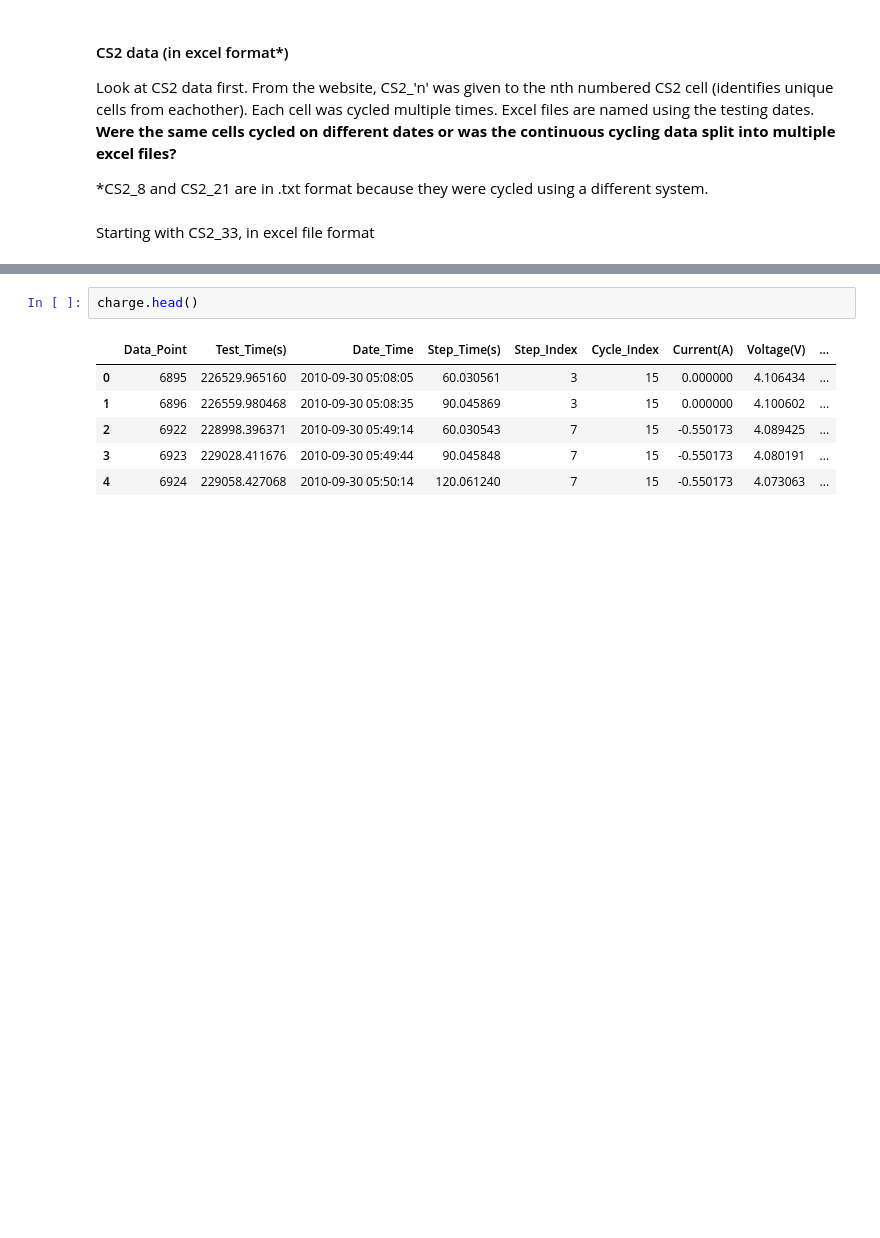
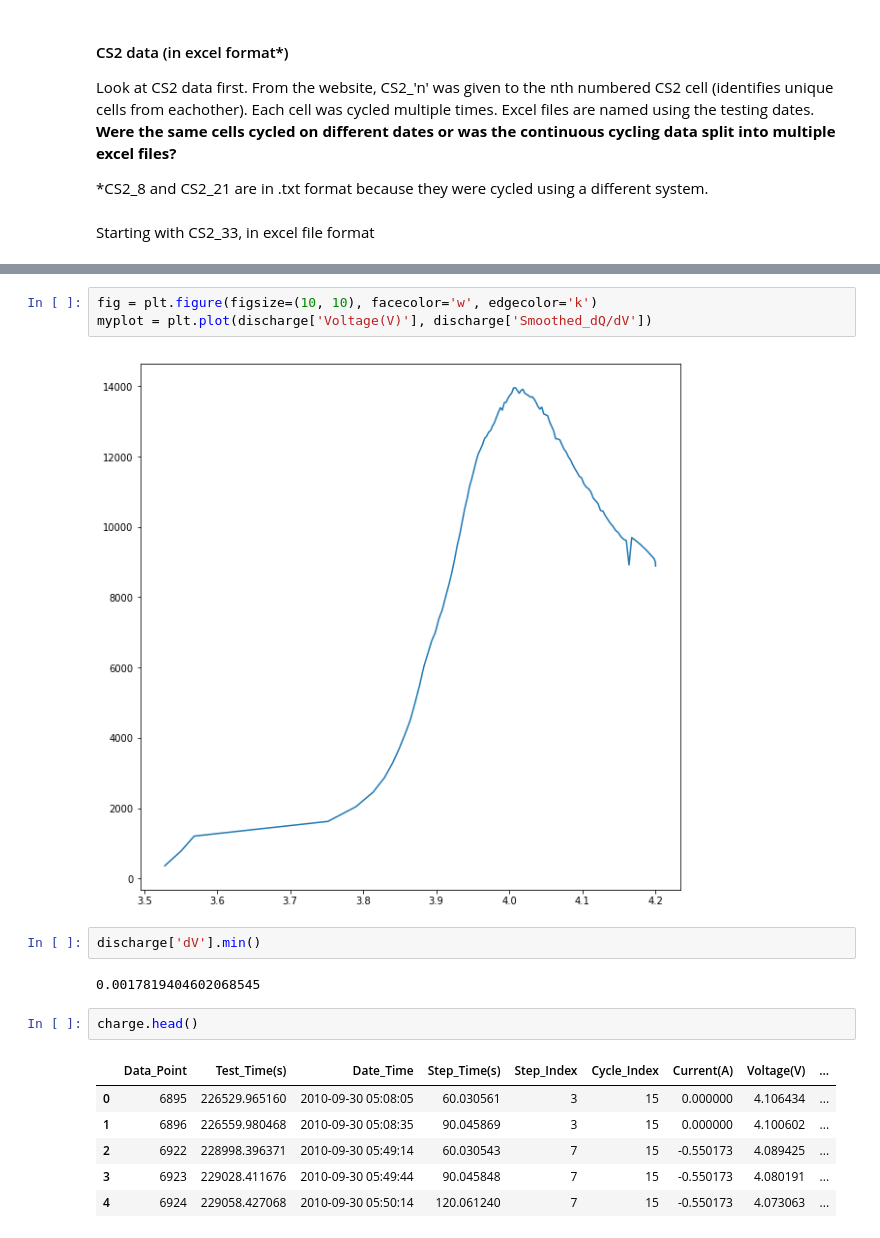
Before and after one commit to nicolet5/DiffCapAnalyzer, a Jupyter notebook: ourproject/CleanData.ipynb, the cells around one changed output, grey strips where cells are left out. Cells and saved outputs as stored; diff of their text form; blank space fills up the shorter version.

```diff
--- a/ourproject/CleanData.ipynb
+++ b/ourproject/CleanData.ipynb
@@ -205,3 +194,12 @@ ValueError: If mode is 'interp', window_length must be less than or equal to the
+# %%
+fig = plt.figure(figsize=(10, 10), facecolor='w', edgecolor='k')
+myplot = plt.plot(discharge['Voltage(V)'], discharge['Smoothed_dQ/dV'])
+# %% [output]
+[figure, added]
+# %%
+discharge['dV'].min()
+# %% [output]
+0.0017819404602068545
 # %%
 charge.head()
 # %% [output]
```
Also changed, not shown: parts of 8 cells of this notebook.
